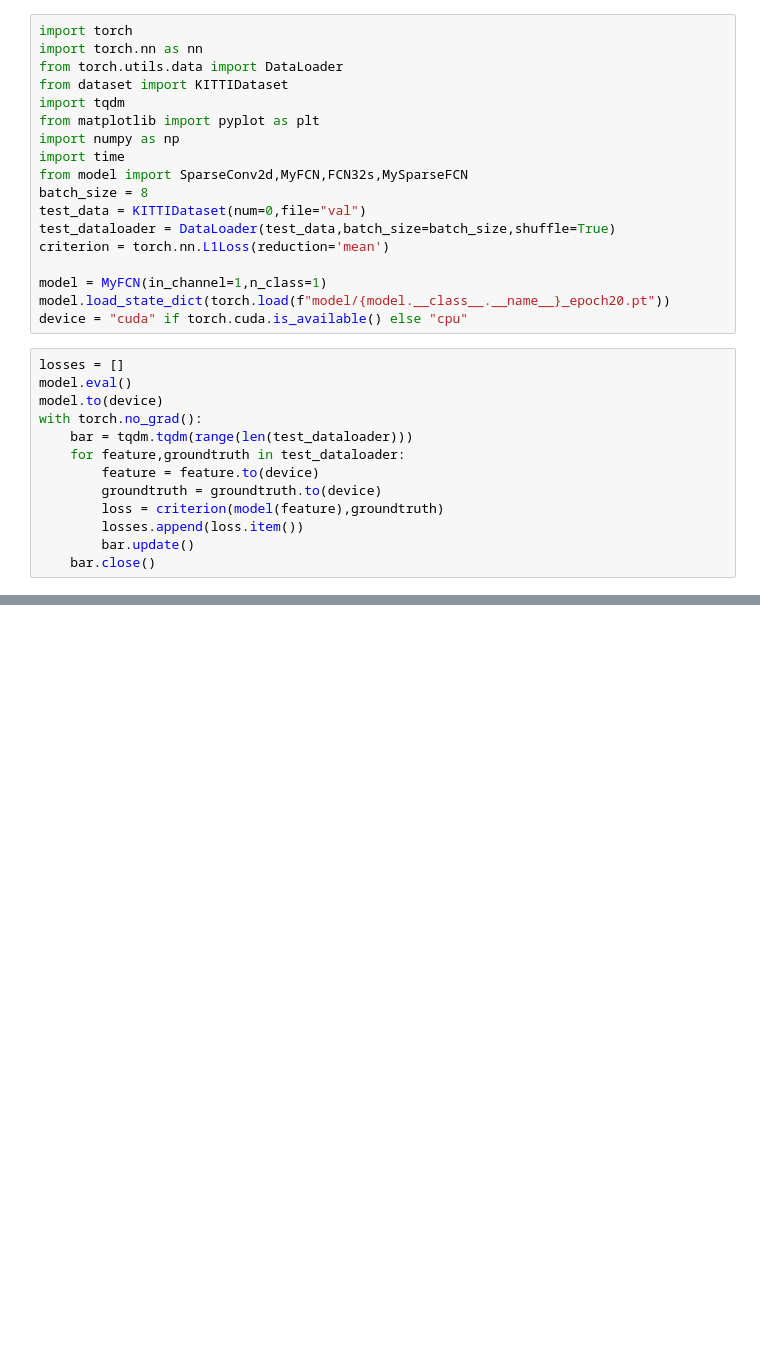
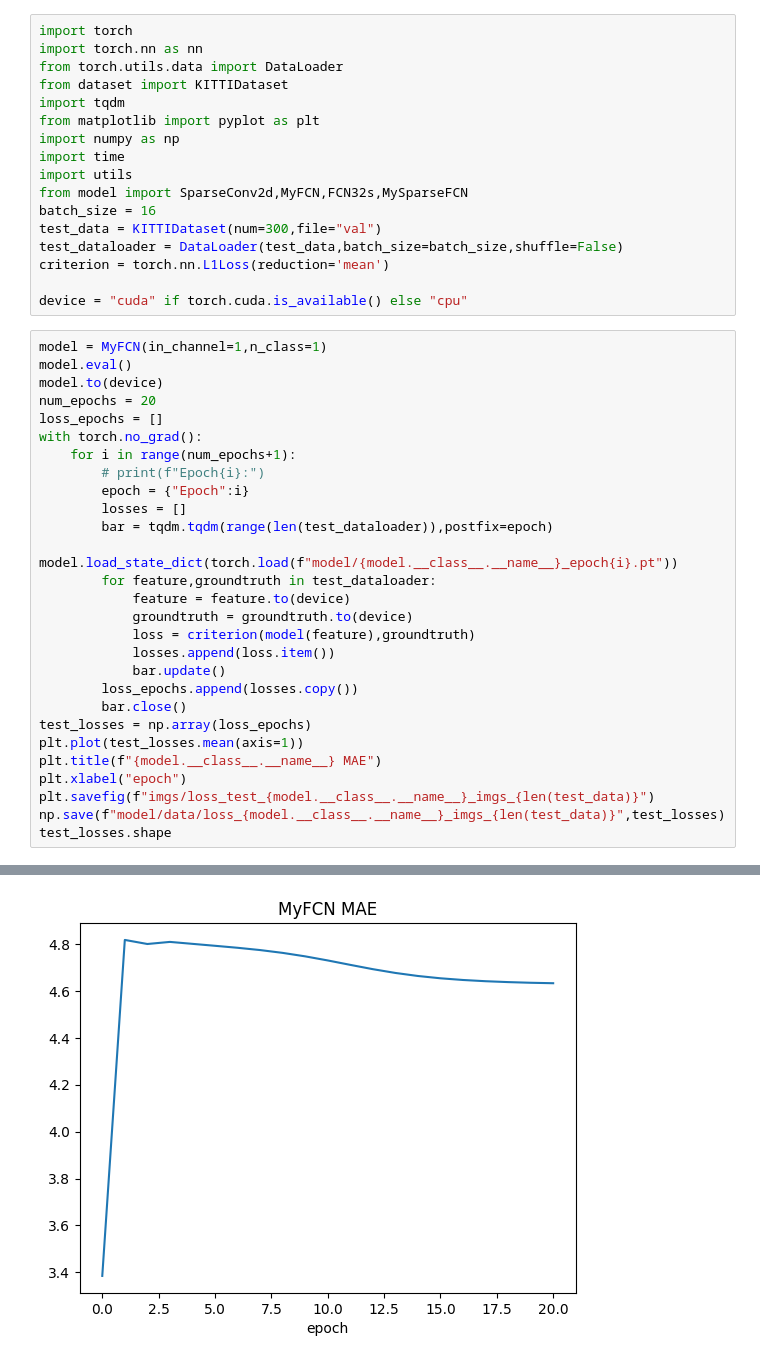
Before and after one commit to Lin-13/SparseCNN, a Jupyter notebook: val.ipynb, the cells around one changed output, grey strips where cells are left out. Cells and saved outputs as stored; diff of their text form; blank space fills up the shorter version.

Commit message:
evaluate models

```diff
--- a/val.ipynb
+++ b/val.ipynb
@@ -7,25 +7,40 @@ import tqdm
 from matplotlib import pyplot as plt
 import numpy as np
 import time
+import utils
 from model import SparseConv2d,MyFCN,FCN32s,MySparseFCN
-batch_size = 8
-test_data = KITTIDataset(num=0,file="val")
-test_dataloader = DataLoader(test_data,batch_size=batch_size,shuffle=True)
+batch_size = 16
+test_data = KITTIDataset(num=300,file="val")
+test_dataloader = DataLoader(test_data,batch_size=batch_size,shuffle=False)
 criterion = torch.nn.L1Loss(reduction='mean')
 
-model = MyFCN(in_channel=1,n_class=1)
-model.load_state_dict(torch.load(f"model/{model.__class__.__name__}_epoch20.pt"))
 device = "cuda" if torch.cuda.is_available() else "cpu"
 # %%
-losses = []
+model = MyFCN(in_channel=1,n_class=1)
 model.eval()
 model.to(device)
+num_epochs = 20
+loss_epochs = []
 with torch.no_grad():
-    bar = tqdm.tqdm(range(len(test_dataloader)))
-    for feature,groundtruth in test_dataloader:
-        feature = feature.to(device)
-        groundtruth = groundtruth.to(device)
-        loss = criterion(model(feature),groundtruth)
-        losses.append(loss.item())
-        bar.update()
-    bar.close()
+    for i in range(num_epochs+1):
+        # print(f"Epoch{i}:")
+        epoch = {"Epoch":i}
+        losses = []
+        bar = tqdm.tqdm(range(len(test_dataloader)),postfix=epoch)
+        model.load_state_dict(torch.load(f"model/{model.__class__.__name__}_epoch{i}.pt"))
+        for feature,groundtruth in test_dataloader:
+            feature = feature.to(device)
+            groundtruth = groundtruth.to(device)
+            loss = criterion(model(feature),groundtruth)
+            losses.append(loss.item())
+            bar.update()
+        loss_epochs.append(losses.copy())
+        bar.close()
+test_losses = np.array(loss_epochs)
+plt.plot(test_losses.mean(axis=1))
+plt.title(f"{model.__class__.__name__} MAE")
+plt.xlabel("epoch")
+plt.savefig(f"imgs/loss_test_{model.__class__.__name__}_imgs_{len(test_data)}")
+np.save(f"model/data/loss_{model.__class__.__name__}_imgs_{len(test_data)}",test_losses)
+test_losses.shape
+# %% [output]
@@ -31,0 +48 @@ with torch.no_grad():
+[figure, added]
```
Also changed, not shown: parts of 6 cells of this notebook, 8 other files.
